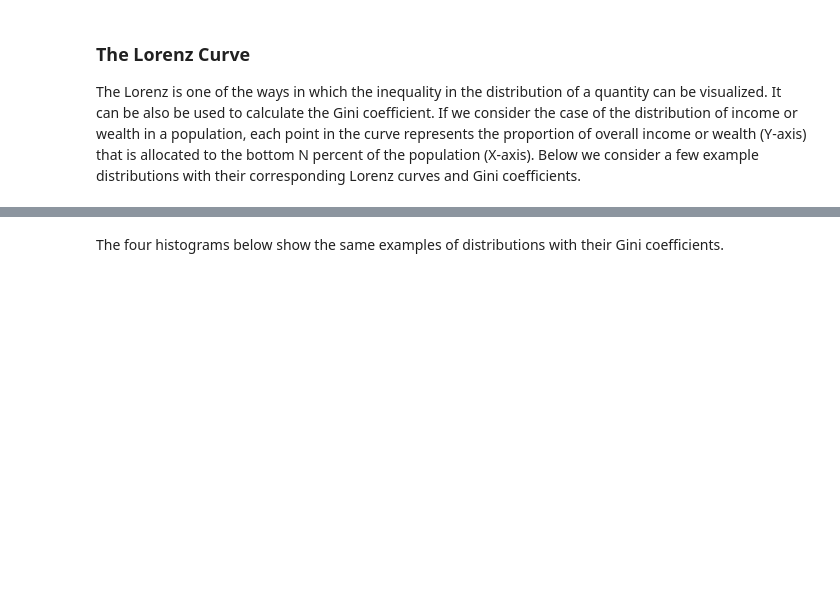
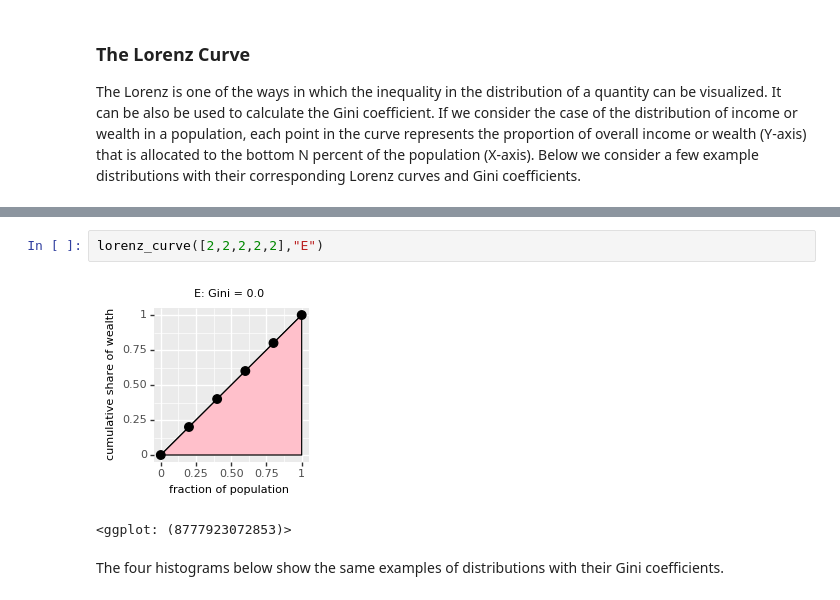
Before and after one commit to UM-CSS/CSSLabs-Experiments, a Jupyter notebook: 0_Online_Experiments.ipynb, the cells around one changed output, grey strips where cells are left out. Drawn from its saved outputs; the diff is of its cells as text; blank space fills up the shorter version.

```diff
--- a/0_Online_Experiments.ipynb
+++ b/0_Online_Experiments.ipynb
@@ -241,3 +266,8 @@ show_lorenz_plots(["A","B","C","D"])
+# %%
+lorenz_curve([2,2,2,2,2],"E")
+# %% [output]
+[figure, added]
+<ggplot: (8777923072853)>
 # %% [markdown]
 The four histograms below show  the same examples of distributions with their Gini coefficients.
 # %%
```
Also changed, not shown: parts of 20 cells of this notebook.
